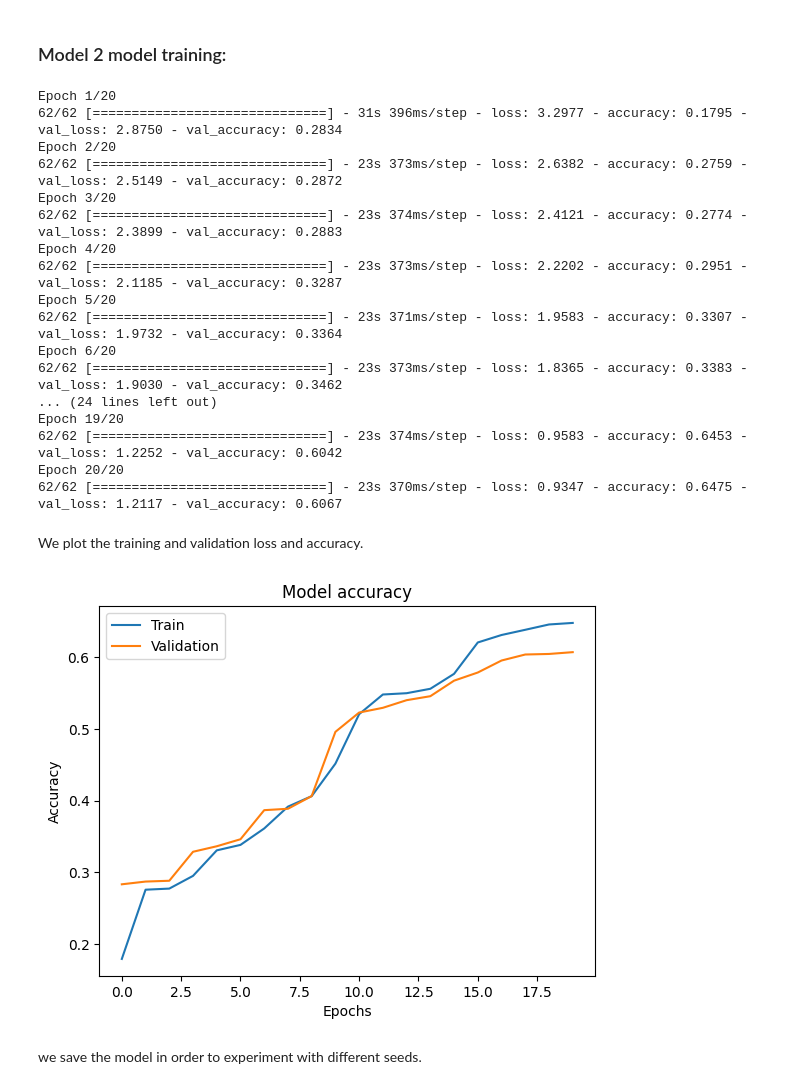
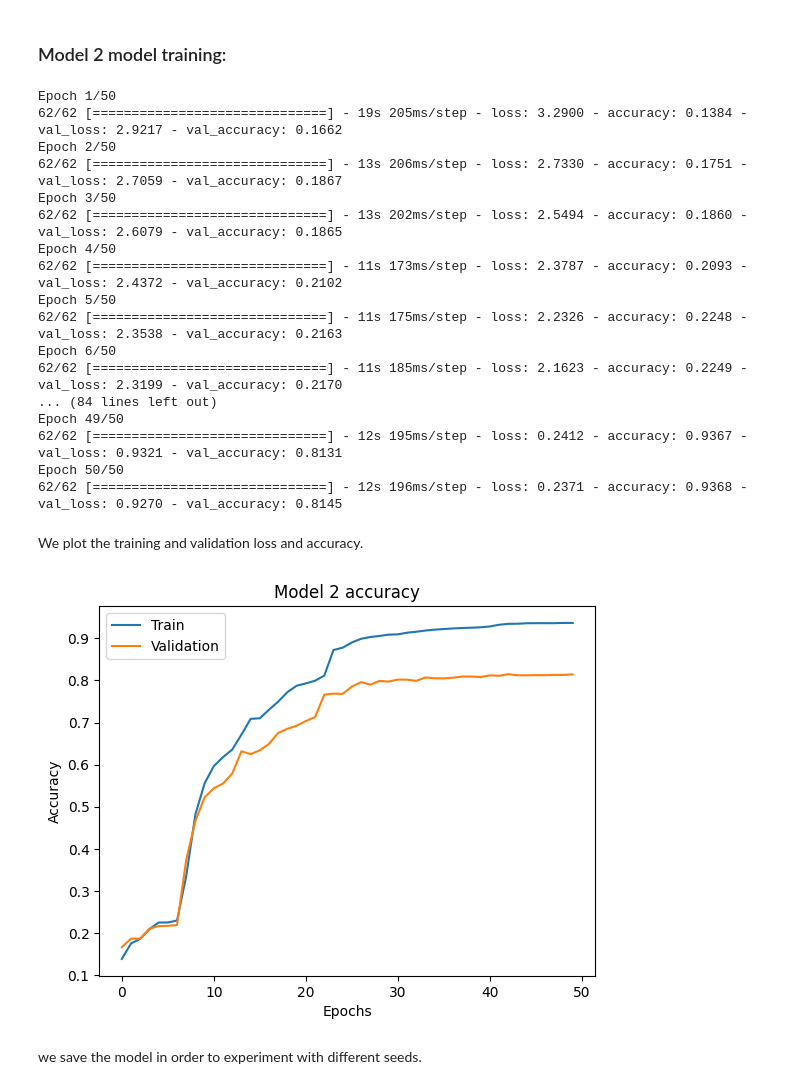
Before and after one commit to CipStr/NLProject, a Jupyter notebook: A1_v2.ipynb, the cells around one changed output. Saved outputs shown, nothing was run; the diff lists cells and outputs as text; code cells hidden in the pictures.

```diff
--- a/A1_v2.ipynb
+++ b/A1_v2.ipynb
@@ -758,38 +758,38 @@ Macro F1 score: 0.7640076662167982
 # %% [markdown]
 ### Model 2 model training:
 # %%
-history_model2 = model2.fit(X_train, Y_train, validation_data=(X_val, Y_val), batch_size=best_model2_hyperparameters["batch_size"], epochs=20, verbose=1)
+history_model2 = model2.fit(X_train, Y_train, validation_data=(X_val, Y_val), batch_size=best_model2_hyperparameters["batch_size"], epochs=50, verbose=1)
 # %% [output]
-Epoch 1/20
-62/62 [==============================] - 31s 396ms/step - loss: 3.2977 - accuracy: 0.1795 - val_loss: 2.8750 - val_accuracy: 0.2834
-Epoch 2/20
-62/62 [==============================] - 23s 373ms/step - loss: 2.6382 - accuracy: 0.2759 - val_loss: 2.5149 - val_accuracy: 0.2872
-Epoch 3/20
-62/62 [==============================] - 23s 374ms/step - loss: 2.4121 - accuracy: 0.2774 - val_loss: 2.3899 - val_accuracy: 0.2883
-Epoch 4/20
-62/62 [==============================] - 23s 373ms/step - loss: 2.2202 - accuracy: 0.2951 - val_loss: 2.1185 - val_accuracy: 0.3287
-Epoch 5/20
-62/62 [==============================] - 23s 371ms/step - loss: 1.9583 - accuracy: 0.3307 - val_loss: 1.9732 - val_accuracy: 0.3364
-Epoch 6/20
-62/62 [==============================] - 23s 373ms/step - loss: 1.8365 - accuracy: 0.3383 - val_loss: 1.9030 - val_accuracy: 0.3462
-... (24 lines left out)
-Epoch 19/20
-62/62 [==============================] - 23s 374ms/step - loss: 0.9583 - accuracy: 0.6453 - val_loss: 1.2252 - val_accuracy: 0.6042
-Epoch 20/20
-62/62 [==============================] - 23s 370ms/step - loss: 0.9347 - accuracy: 0.6475 - val_loss: 1.2117 - val_accuracy: 0.6067
+Epoch 1/50
+62/62 [==============================] - 19s 205ms/step - loss: 3.2900 - accuracy: 0.1384 - val_loss: 2.9217 - val_accuracy: 0.1662
+Epoch 2/50
+62/62 [==============================] - 13s 206ms/step - loss: 2.7330 - accuracy: 0.1751 - val_loss: 2.7059 - val_accuracy: 0.1867
+Epoch 3/50
+62/62 [==============================] - 13s 202ms/step - loss: 2.5494 - accuracy: 0.1860 - val_loss: 2.6079 - val_accuracy: 0.1865
+Epoch 4/50
+62/62 [==============================] - 11s 173ms/step - loss: 2.3787 - accuracy: 0.2093 - val_loss: 2.4372 - val_accuracy: 0.2102
+Epoch 5/50
+62/62 [==============================] - 11s 175ms/step - loss: 2.2326 - accuracy: 0.2248 - val_loss: 2.3538 - val_accuracy: 0.2163
+Epoch 6/50
+62/62 [==============================] - 11s 185ms/step - loss: 2.1623 - accuracy: 0.2249 - val_loss: 2.3199 - val_accuracy: 0.2170
+... (84 lines left out)
+Epoch 49/50
+62/62 [==============================] - 12s 195ms/step - loss: 0.2412 - accuracy: 0.9367 - val_loss: 0.9321 - val_accuracy: 0.8131
+Epoch 50/50
+62/62 [==============================] - 12s 196ms/step - loss: 0.2371 - accuracy: 0.9368 - val_loss: 0.9270 - val_accuracy: 0.8145
 # %% [markdown]
 We plot the training and validation loss and accuracy.
 # %%
 # plot results
 plt.plot(history_model2.history['accuracy'])
 plt.plot(history_model2.history['val_accuracy'])
-plt.title('Model accuracy')
+plt.title('Model 2 accuracy')
 plt.ylabel('Accuracy')
 plt.xlabel('Epochs')
 plt.legend(['Train', 'Validation'], loc='upper left')
 plt.show()
 # %% [output]
-[figure, old version]
+[figure, new version]
 # %% [markdown]
 we save the model in order to experiment with different seeds.
 # %%
```
Also changed, not shown: parts of 16 cells of this notebook, 30 other files.
